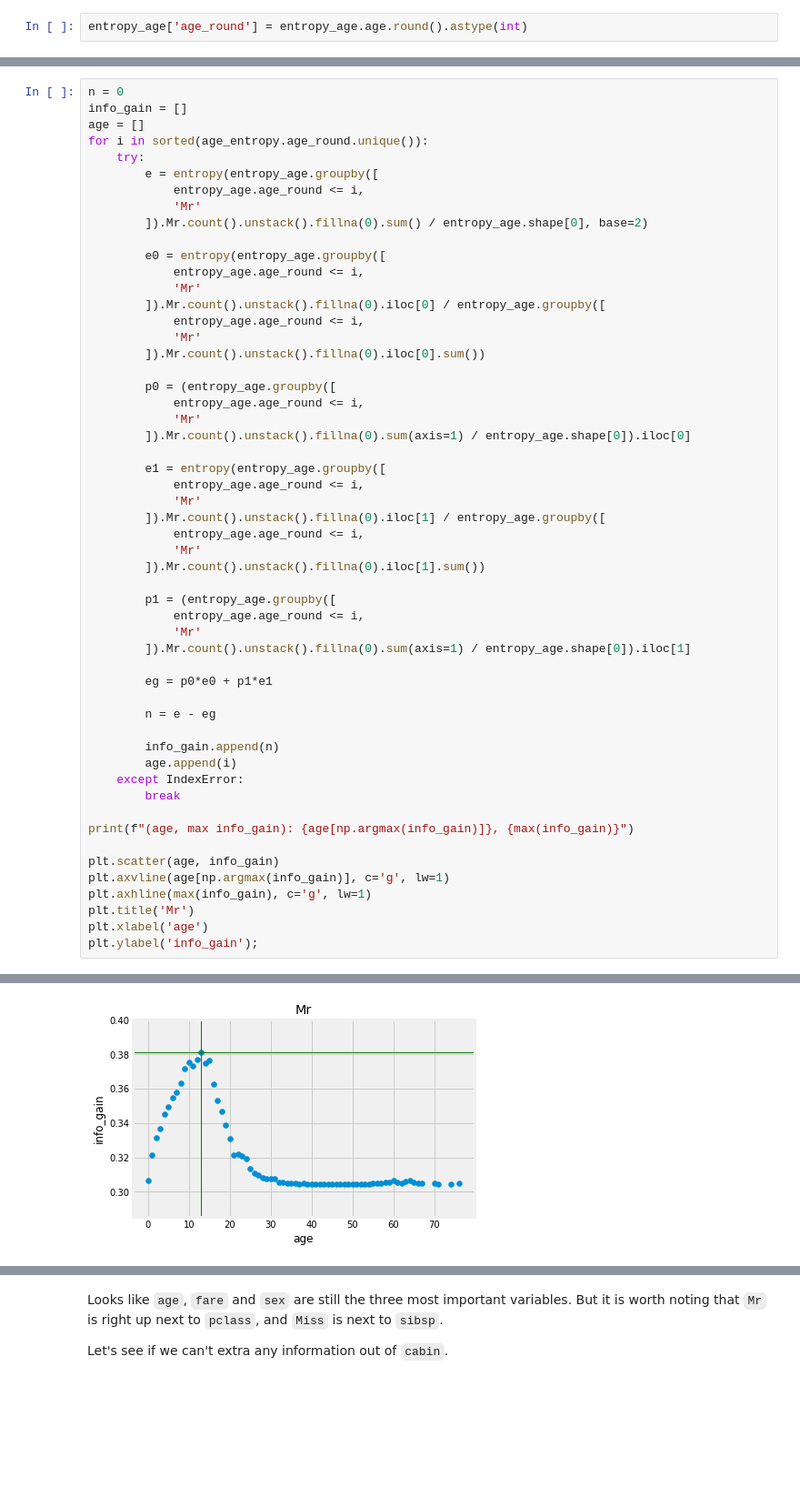
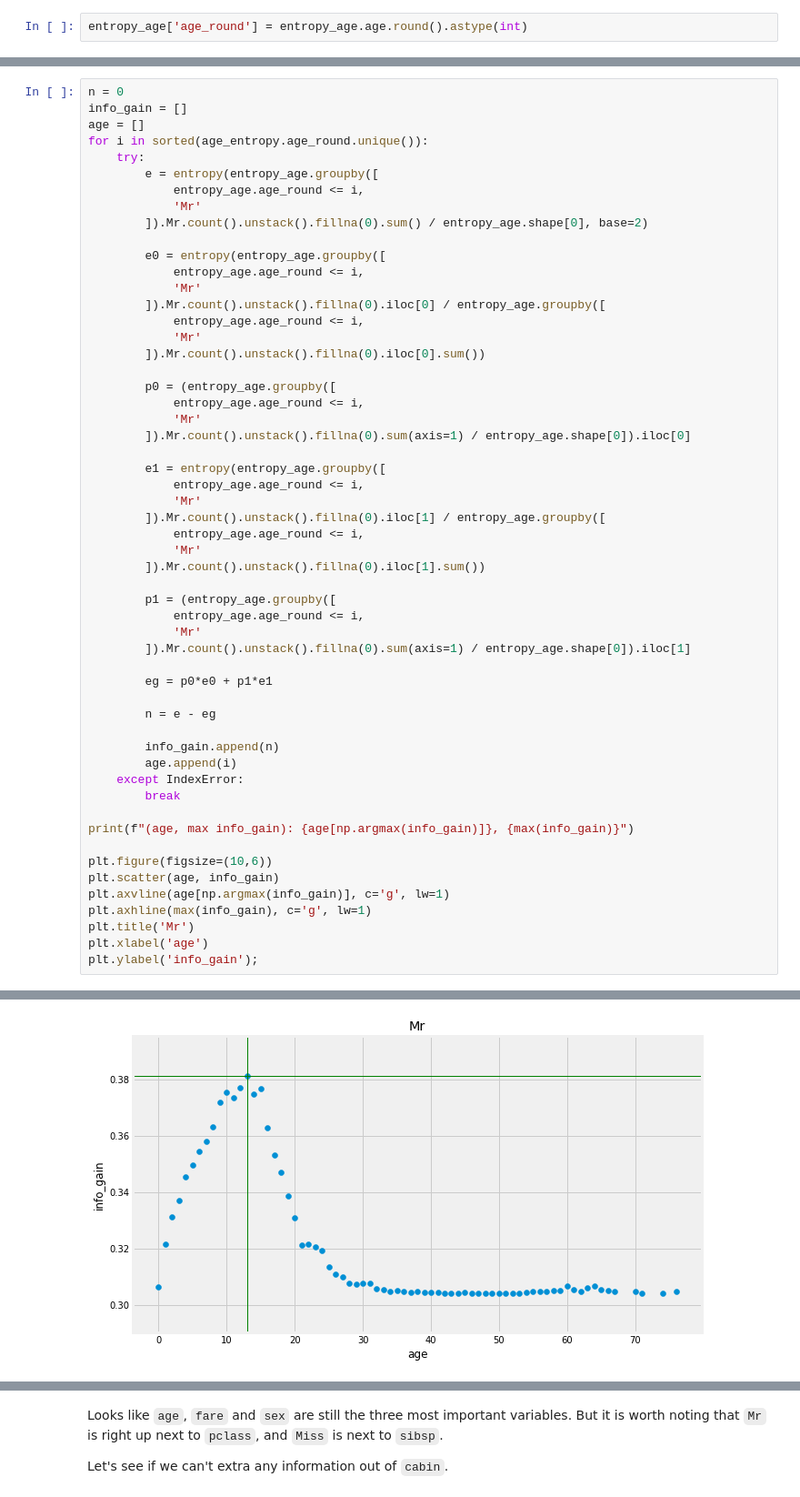
Before and after one commit to it176131/Titanic, a Jupyter notebook: Titanic.ipynb, the cells around one changed output, grey strips where cells are left out. Shown at 91% size. Drawn from its saved outputs; the diff is of its cells as text; blank space fills up the shorter version.

```diff
--- a/Titanic.ipynb
+++ b/Titanic.ipynb
@@ -1869,34 +1883,35 @@ for i in sorted(age_entropy.age_round.unique()):
             'Mr'
         ]).Mr.count().unstack().fillna(0).iloc[1] / entropy_age.groupby([
             entropy_age.age_round <= i,
             'Mr'
         ]).Mr.count().unstack().fillna(0).iloc[1].sum())
 
         p1 = (entropy_age.groupby([
             entropy_age.age_round <= i,
             'Mr'
         ]).Mr.count().unstack().fillna(0).sum(axis=1) / entropy_age.shape[0]).iloc[1]
 
         eg = p0*e0 + p1*e1
 
         n = e - eg
 
         info_gain.append(n)
         age.append(i)
     except IndexError:
         break
 
 print(f"(age, max info_gain): {age[np.argmax(info_gain)]}, {max(info_gain)}")
 
+plt.figure(figsize=(10,6))
 plt.scatter(age, info_gain)
 plt.axvline(age[np.argmax(info_gain)], c='g', lw=1)
 plt.axhline(max(info_gain), c='g', lw=1)
 plt.title('Mr')
 plt.xlabel('age')
 plt.ylabel('info_gain');
 # %% [output]
 (age, max info_gain): 13.0, 0.3813424678080406
-[figure, old version]
+[figure, new version]
 # %%
 n = 0
 info_gain = []
```
Also changed, not shown: parts of 86 cells of this notebook.
